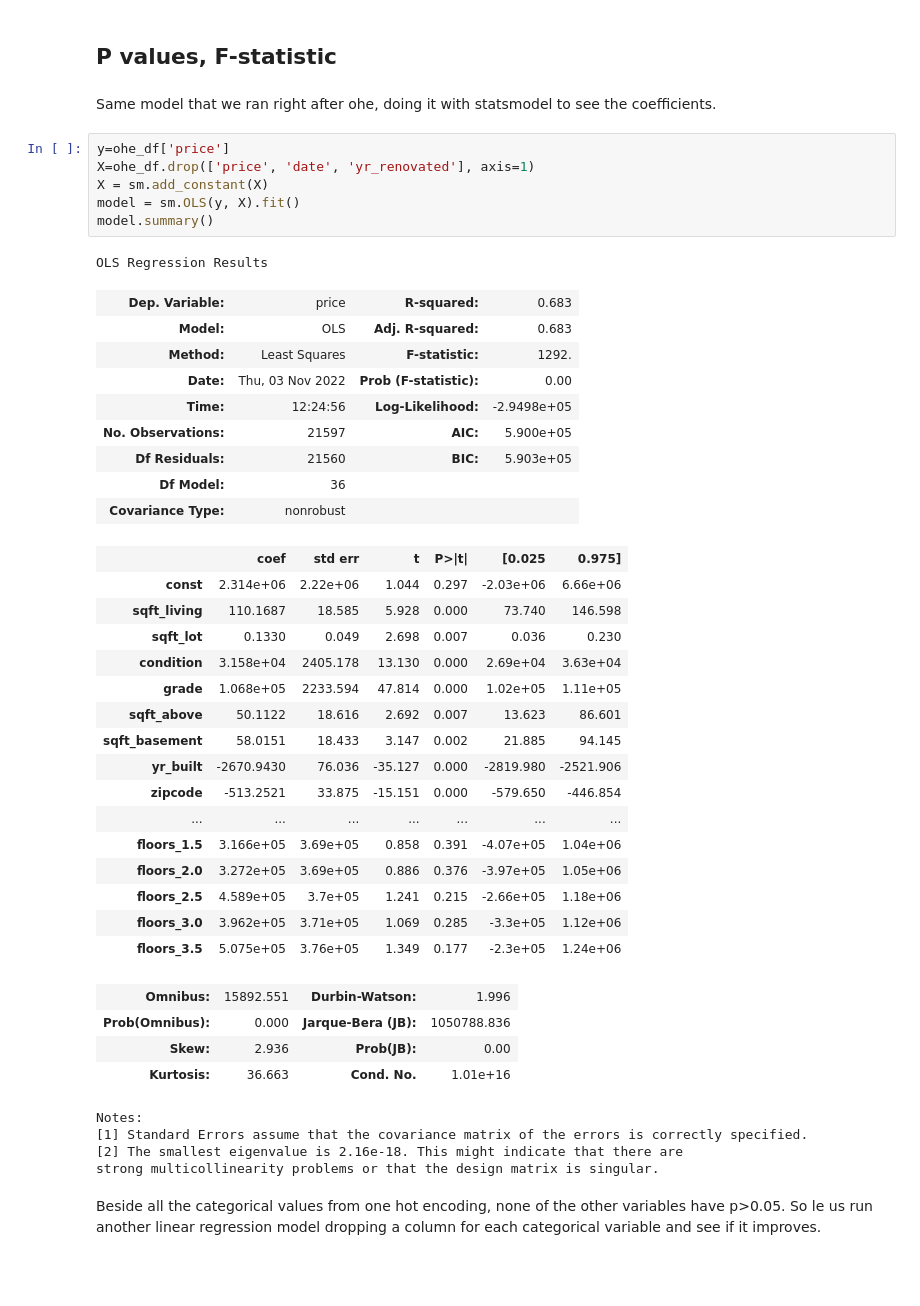
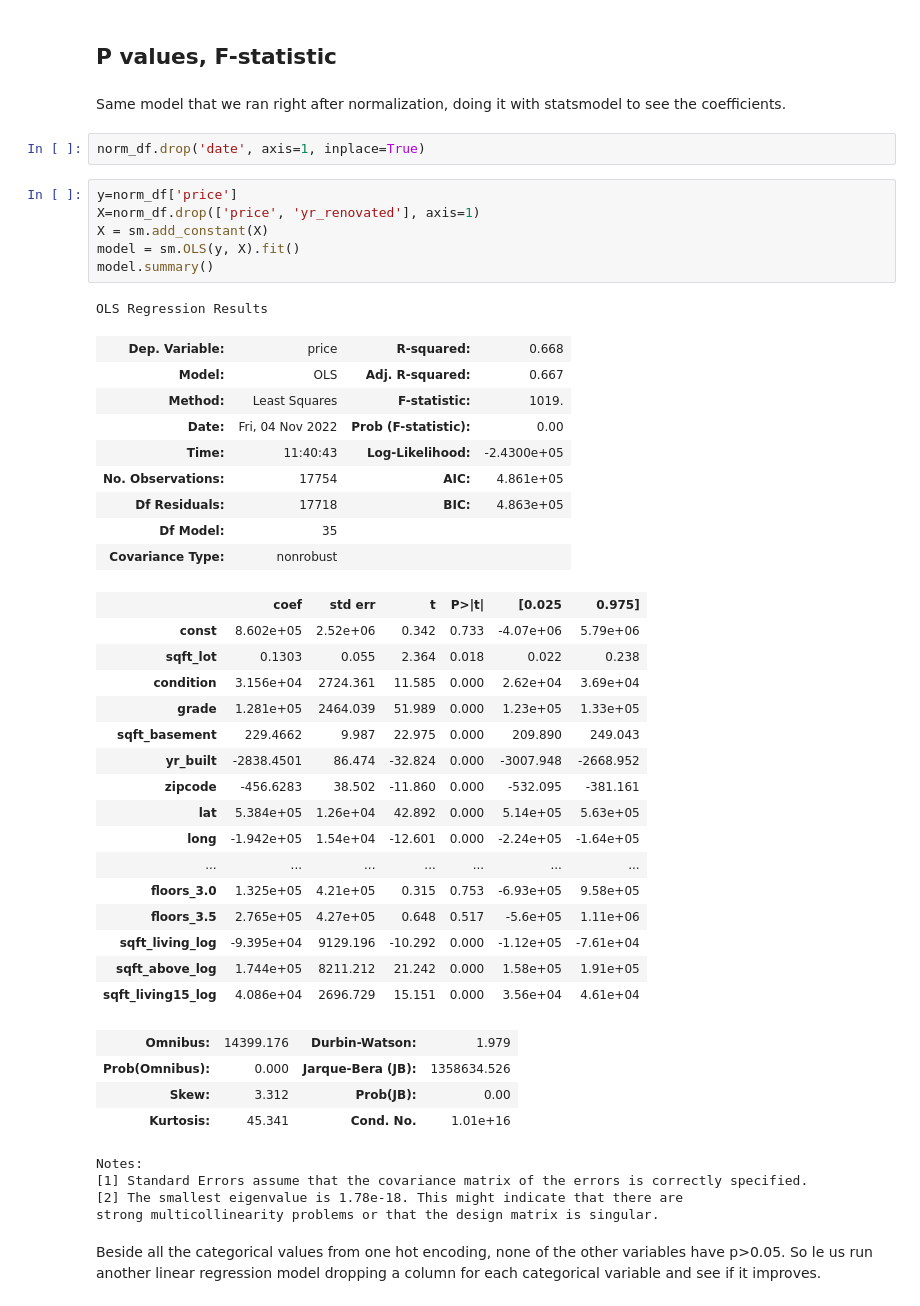
Before and after one commit to MNLKuzmin/dsc-phase-2-project-v2-3, a Jupyter notebook: student.ipynb, the cells around one changed output. Drawn from its saved outputs; the diff is of its cells as text; blank space fills up the shorter version.

```diff
--- a/student.ipynb
+++ b/student.ipynb
@@ -902,47 +907,49 @@ It looks like squarefoot living and squarefoot above are strongly correlated and
 # %% [markdown]
 ## P values, F-statistic <a id='PF'></a>
 # %% [markdown]
-Same model that we ran right after ohe, doing it with statsmodel to see the coefficients.
+Same model that we ran right after normalization, doing it with statsmodel to see the coefficients.
+# %%
+norm_df.drop('date', axis=1, inplace=True)
 # %%
-y=ohe_df['price']
-X=ohe_df.drop(['price', 'date', 'yr_renovated'], axis=1)
+y=norm_df['price']
+X=norm_df.drop(['price', 'yr_renovated'], axis=1)
 X = sm.add_constant(X)
 model = sm.OLS(y, X).fit()
 model.summary()
 # %% [output]
 OLS Regression Results
-| Dep. Variable: | price | R-squared: | 0.683 |
-| Model: | OLS | Adj. R-squared: | 0.683 |
-| Method: | Least Squares | F-statistic: | 1292. |
-| Date: | Thu, 03 Nov 2022 | Prob (F-statistic): | 0.00 |
-| Time: | 12:24:56 | Log-Likelihood: | -2.9498e+05 |
-| No. Observations: | 21597 | AIC: | 5.900e+05 |
-| Df Residuals: | 21560 | BIC: | 5.903e+05 |
-| Df Model: | 36 |  |  |
+| Dep. Variable: | price | R-squared: | 0.668 |
+| Model: | OLS | Adj. R-squared: | 0.667 |
+| Method: | Least Squares | F-statistic: | 1019. |
+| Date: | Fri, 04 Nov 2022 | Prob (F-statistic): | 0.00 |
+| Time: | 11:40:43 | Log-Likelihood: | -2.4300e+05 |
+| No. Observations: | 17754 | AIC: | 4.861e+05 |
+| Df Residuals: | 17718 | BIC: | 4.863e+05 |
+| Df Model: | 35 |  |  |
 | Covariance Type: | nonrobust |  |  |
 |  | coef | std err | t | P>|t| | [0.025 | 0.975] |
-| const | 2.314e+06 | 2.22e+06 | 1.044 | 0.297 | -2.03e+06 | 6.66e+06 |
-| sqft_living | 110.1687 | 18.585 | 5.928 | 0.000 | 73.740 | 146.598 |
-| sqft_lot | 0.1330 | 0.049 | 2.698 | 0.007 | 0.036 | 0.230 |
-| condition | 3.158e+04 | 2405.178 | 13.130 | 0.000 | 2.69e+04 | 3.63e+04 |
-| grade | 1.068e+05 | 2233.594 | 47.814 | 0.000 | 1.02e+05 | 1.11e+05 |
-| sqft_above | 50.1122 | 18.616 | 2.692 | 0.007 | 13.623 | 86.601 |
-| sqft_basement | 58.0151 | 18.433 | 3.147 | 0.002 | 21.885 | 94.145 |
-| yr_built | -2670.9430 | 76.036 | -35.127 | 0.000 | -2819.980 | -2521.906 |
-| zipcode | -513.2521 | 33.875 | -15.151 | 0.000 | -579.650 | -446.854 |
+| const | 8.602e+05 | 2.52e+06 | 0.342 | 0.733 | -4.07e+06 | 5.79e+06 |
+| sqft_lot | 0.1303 | 0.055 | 2.364 | 0.018 | 0.022 | 0.238 |
+| condition | 3.156e+04 | 2724.361 | 11.585 | 0.000 | 2.62e+04 | 3.69e+04 |
+| grade | 1.281e+05 | 2464.039 | 51.989 | 0.000 | 1.23e+05 | 1.33e+05 |
+| sqft_basement | 229.4662 | 9.987 | 22.975 | 0.000 | 209.890 | 249.043 |
+| yr_built | -2838.4501 | 86.474 | -32.824 | 0.000 | -3007.948 | -2668.952 |
+| zipcode | -456.6283 | 38.502 | -11.860 | 0.000 | -532.095 | -381.161 |
+| lat | 5.384e+05 | 1.26e+04 | 42.892 | 0.000 | 5.14e+05 | 5.63e+05 |
+| long | -1.942e+05 | 1.54e+04 | -12.601 | 0.000 | -2.24e+05 | -1.64e+05 |
 | ... | ... | ... | ... | ... | ... | ... |
-| floors_1.5 | 3.166e+05 | 3.69e+05 | 0.858 | 0.391 | -4.07e+05 | 1.04e+06 |
-| floors_2.0 | 3.272e+05 | 3.69e+05 | 0.886 | 0.376 | -3.97e+05 | 1.05e+06 |
-| floors_2.5 | 4.589e+05 | 3.7e+05 | 1.241 | 0.215 | -2.66e+05 | 1.18e+06 |
-| floors_3.0 | 3.962e+05 | 3.71e+05 | 1.069 | 0.285 | -3.3e+05 | 1.12e+06 |
-| floors_3.5 | 5.075e+05 | 3.76e+05 | 1.349 | 0.177 | -2.3e+05 | 1.24e+06 |
+| floors_3.0 | 1.325e+05 | 4.21e+05 | 0.315 | 0.753 | -6.93e+05 | 9.58e+05 |
+| floors_3.5 | 2.765e+05 | 4.27e+05 | 0.648 | 0.517 | -5.6e+05 | 1.11e+06 |
+| sqft_living_log | -9.395e+04 | 9129.196 | -10.292 | 0.000 | -1.12e+05 | -7.61e+04 |
+| sqft_above_log | 1.744e+05 | 8211.212 | 21.242 | 0.000 | 1.58e+05 | 1.91e+05 |
+| sqft_living15_log | 4.086e+04 | 2696.729 | 15.151 | 0.000 | 3.56e+04 | 4.61e+04 |
-| Omnibus: | 15892.551 | Durbin-Watson: | 1.996 |
-| Prob(Omnibus): | 0.000 | Jarque-Bera (JB): | 1050788.836 |
-| Skew: | 2.936 | Prob(JB): | 0.00 |
-| Kurtosis: | 36.663 | Cond. No. | 1.01e+16 |
+| Omnibus: | 14399.176 | Durbin-Watson: | 1.979 |
+| Prob(Omnibus): | 0.000 | Jarque-Bera (JB): | 1358634.526 |
+| Skew: | 3.312 | Prob(JB): | 0.00 |
+| Kurtosis: | 45.341 | Cond. No. | 1.01e+16 |
 Notes:
 [1] Standard Errors assume that the covariance matrix of the errors is correctly specified.
-[2] The smallest eigenvalue is 2.16e-18. This might indicate that there are
+[2] The smallest eigenvalue is 1.78e-18. This might indicate that there are
 strong multicollinearity problems or that the design matrix is singular.
 # %% [markdown]
 Beside all the categorical values from one hot encoding, none of the other variables have p>0.05.
```
Also changed, not shown: parts of 42 cells of this notebook.
